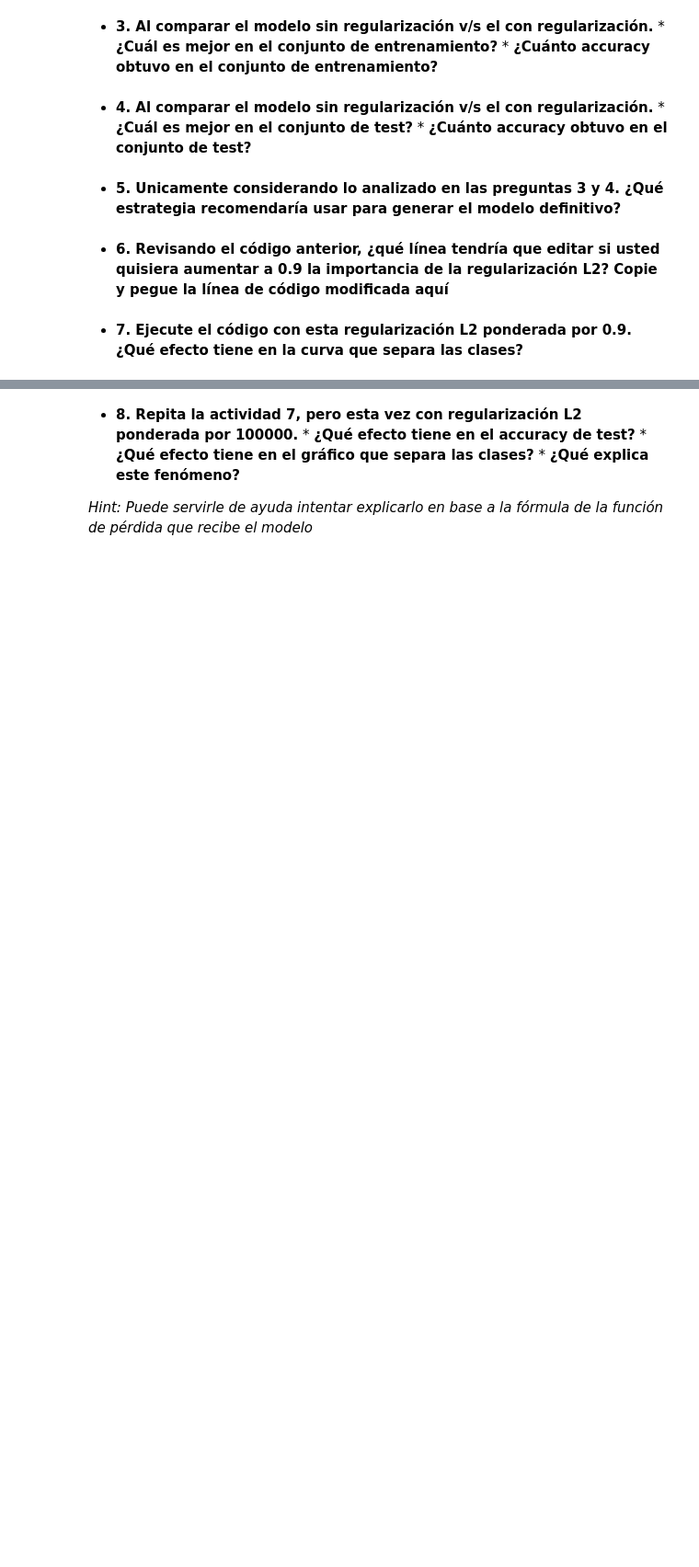
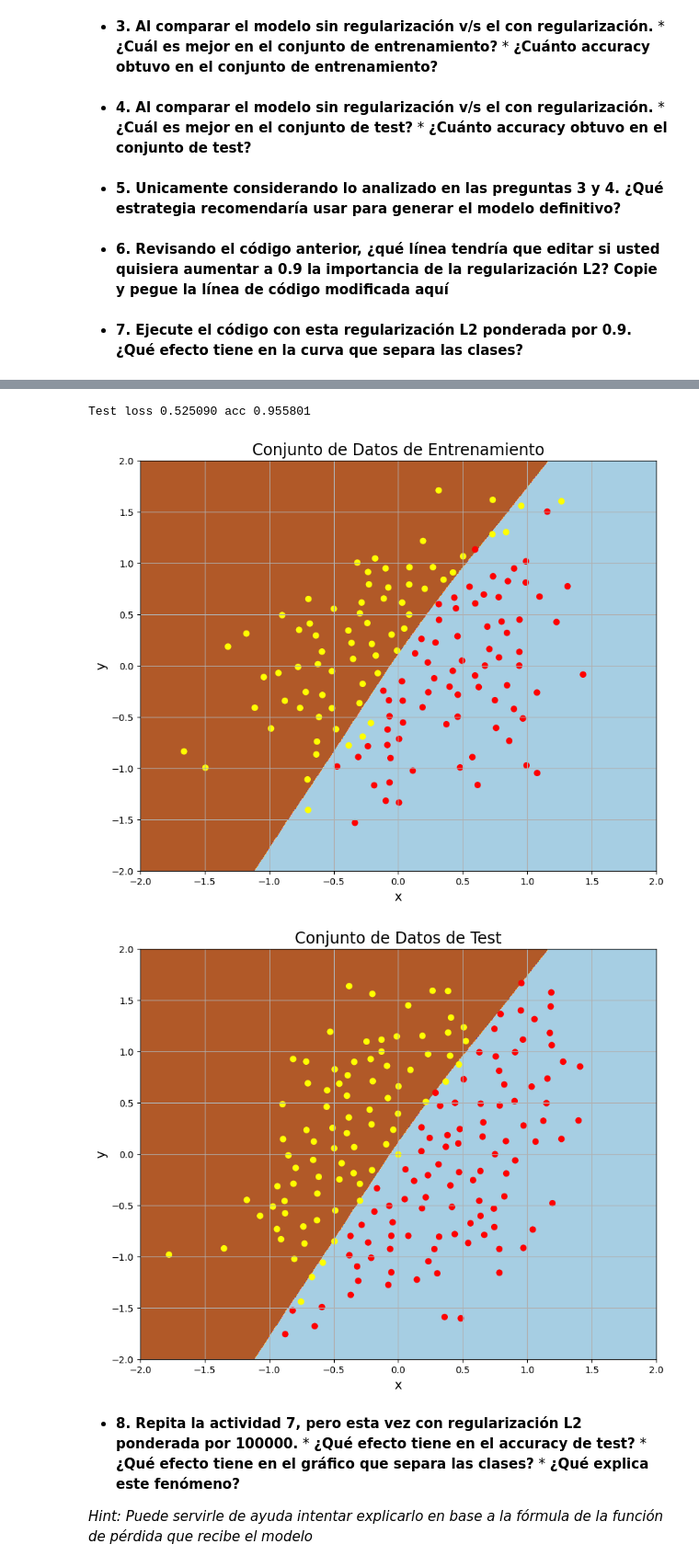
Before and after one commit to AngeloMonei/TestColab, a Jupyter notebook: Practico_8.ipynb, the cells around one changed output, grey strips where cells are left out. Shown at 92% size. Drawn from its saved outputs; the diff is of its cells as text; code cells hidden in the pictures; blank space fills up the shorter version.

```diff
--- a/Practico_8.ipynb
+++ b/Practico_8.ipynb
@@ -800,0 +801,26 @@ Respuesta = 'Escriba aqui su respuesta' #@param {type:"string"}
+# %%
+#Respuesta 7
+#Ejecute el código con esta regularización L2 ponderada por 0.9. ¿Qué efecto tiene en la curva que separa las clases?
+
+import torch.optim as optim
+from torchvision import transforms
+
+device = torch.device( 'cuda' if torch.cuda.is_available() else 'cpu' )
+
+# Creación de Dataloader
+two_classes_trainset = TwoClassesDataset(data_train['raw'], transform = transforms.Compose([ToTensor()]))
+dataloader_train = DataLoader(two_classes_trainset, batch_size = 256, shuffle = True, num_workers = 1)
+two_classes_testset = TwoClassesDataset(data_test['raw'], transform = transforms.Compose([ToTensor()]))
+dataloader_test = DataLoader(two_classes_testset, batch_size = 256, shuffle = False, num_workers = 1)
+
+# Creación de modelo
+model = ClassificationModel()
+model.to( device )
+
+# Creación de instancias para la función de pérdida y optimizador
+# Parámetro Weight Decay indica la importancia que asignaremos a la regularización L2 en la pérdida(en este caso, 0.2)
+criterion = nn.BCEWithLogitsLoss()
+optimizer = optim.Adam(model.parameters(), lr = 1e-3, weight_decay = 0.9)
+
+# Entrenamiento del modelo
+fit(model, criterion, optimizer, dataloader_train, 150)
@@ -801,3 +845,13 @@ Respuesta = 'Escriba aqui su respuesta' #@param {type:"string"}
+# %%
+evaluate(model, criterion, dataloader_test)
+# %% [output]
+Test loss 0.525090 acc 0.955801
+# %%
+plot_classification_surface(model, data_train, 'Conjunto de Datos de Entrenamiento')
+plot_classification_surface(model, data_test, 'Conjunto de Datos de Test')
+# %% [output]
+[figure, added]
+[figure, added]
 # %% [markdown]
 *    **8. Repita la actividad 7, pero esta vez con regularización L2 ponderada por 100000.**
     *   **¿Qué efecto tiene en el accuracy de test?**
```
Also changed, not shown: parts of 29 cells of this notebook.
